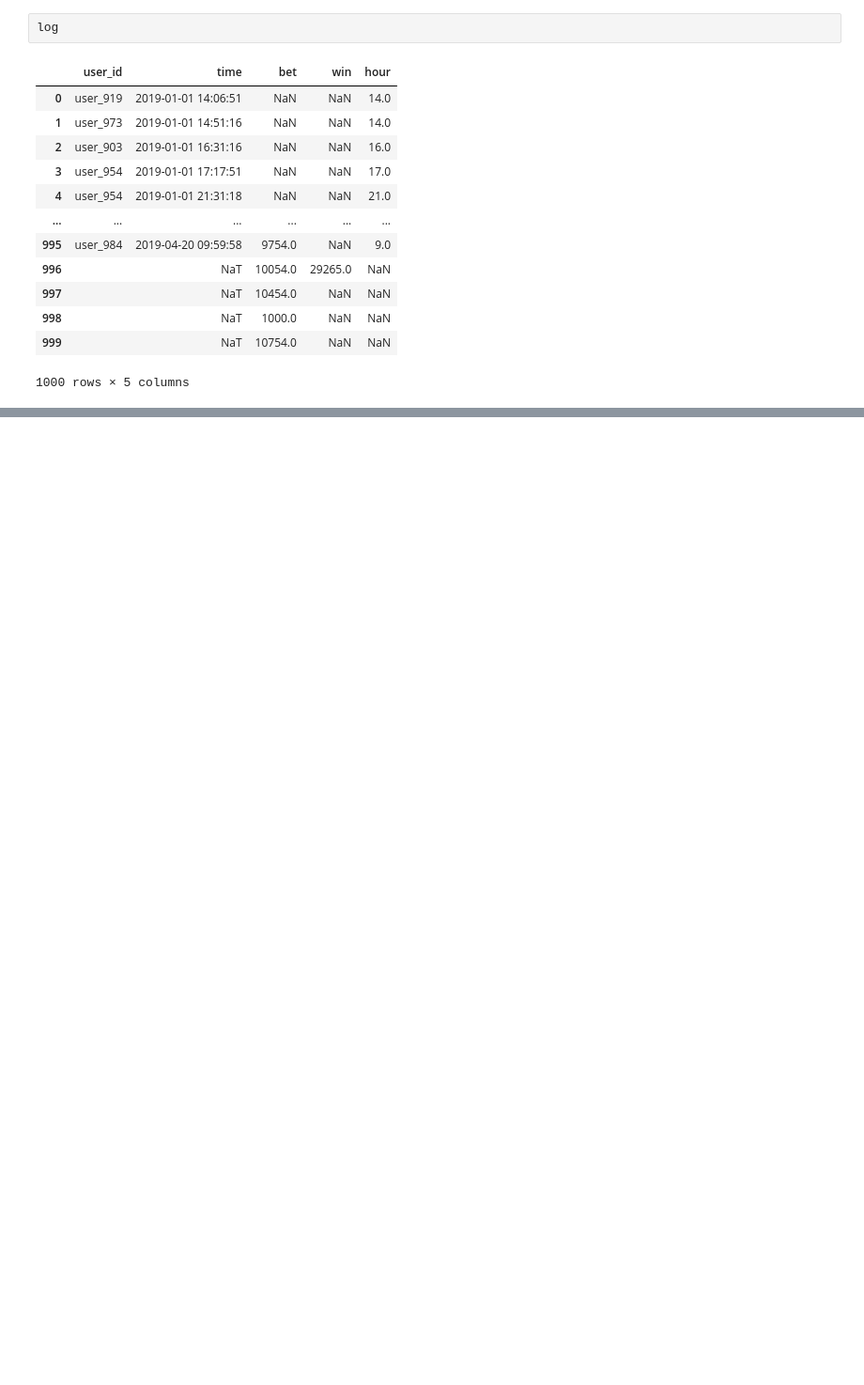
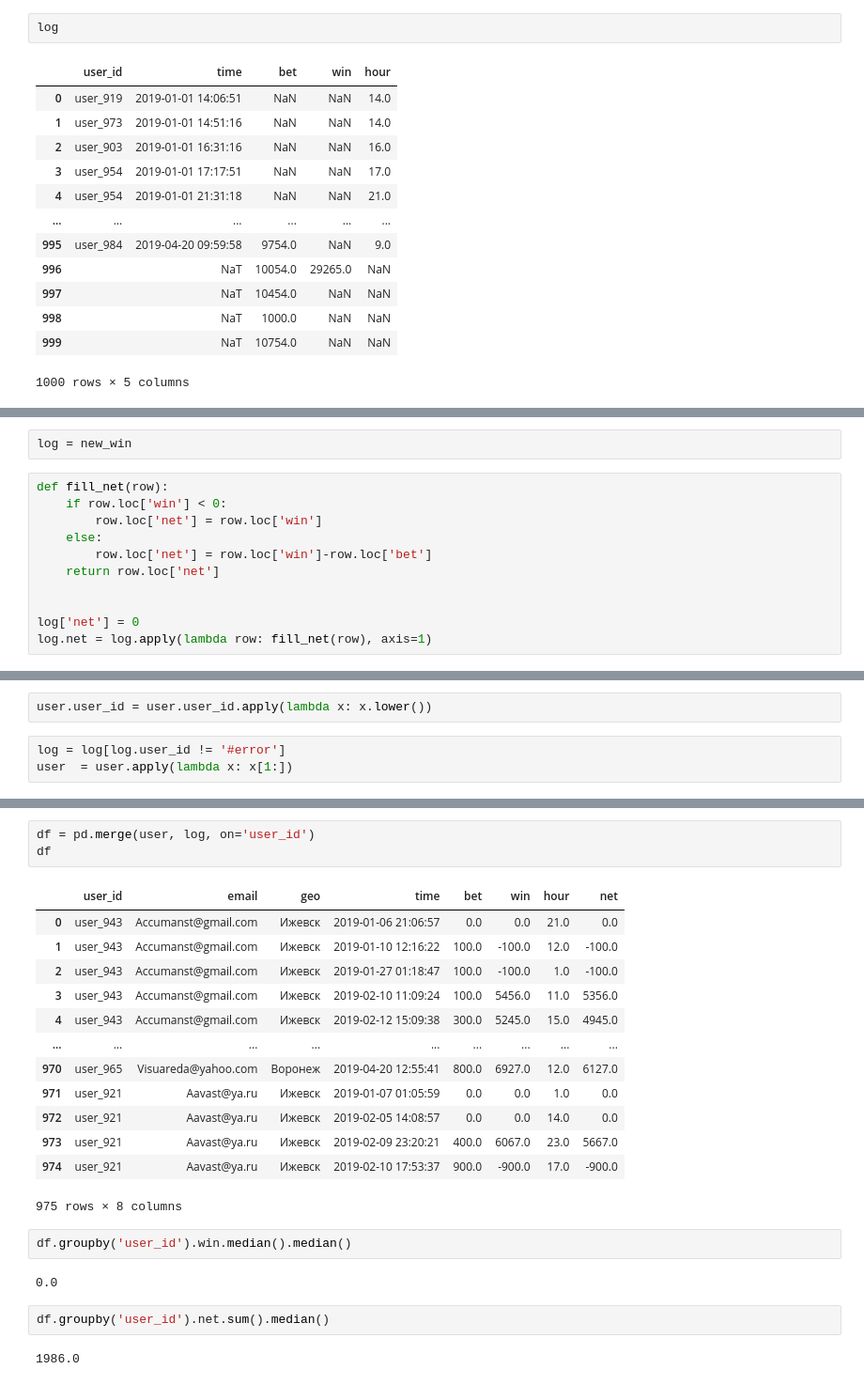
Before and after one commit to L1chik/SkillFactory, a Jupyter notebook: module_3/Python_12.ipynb, the cells around one changed output, grey strips where cells are left out. Shown at 94% size. Drawn from its saved outputs; the diff is of its cells as text; blank space fills up the shorter version.

```diff
--- a/module_3/Python_12.ipynb
+++ b/module_3/Python_12.ipynb
@@ -205,0 +217,13 @@ log
+# %%
+log = new_win
+# %%
+def fill_net(row):
+    if row.loc['win'] < 0:
+        row.loc['net'] = row.loc['win']
+    else:
+        row.loc['net'] = row.loc['win']-row.loc['bet']
+    return row.loc['net']
+
+
+log['net'] = 0
+log.net = log.apply(lambda row: fill_net(row), axis=1)
@@ -205,0 +261,5 @@ log
+# %%
+user.user_id = user.user_id.apply(lambda x: x.lower())
+# %%
+log = log[log.user_id != '#error']
+user  = user.apply(lambda x: x[1:])
@@ -205,0 +282,25 @@ log
+# %%
+df = pd.merge(user, log, on='user_id')
+df
+# %% [output]
+|  | user_id | email | geo | time | bet | win | hour | net |
+| 0 | user_943 | Accumanst@gmail.com | Ижевск | 2019-01-06 21:06:57 | 0.0 | 0.0 | 21.0 | 0.0 |
+| 1 | user_943 | Accumanst@gmail.com | Ижевск | 2019-01-10 12:16:22 | 100.0 | -100.0 | 12.0 | -100.0 |
+| 2 | user_943 | Accumanst@gmail.com | Ижевск | 2019-01-27 01:18:47 | 100.0 | -100.0 | 1.0 | -100.0 |
+| 3 | user_943 | Accumanst@gmail.com | Ижевск | 2019-02-10 11:09:24 | 100.0 | 5456.0 | 11.0 | 5356.0 |
+| 4 | user_943 | Accumanst@gmail.com | Ижевск | 2019-02-12 15:09:38 | 300.0 | 5245.0 | 15.0 | 4945.0 |
+| ... | ... | ... | ... | ... | ... | ... | ... | ... |
+| 970 | user_965 | Visuareda@yahoo.com | Воронеж | 2019-04-20 12:55:41 | 800.0 | 6927.0 | 12.0 | 6127.0 |
+| 971 | user_921 | Aavast@ya.ru | Ижевск | 2019-01-07 01:05:59 | 0.0 | 0.0 | 1.0 | 0.0 |
+| 972 | user_921 | Aavast@ya.ru | Ижевск | 2019-02-05 14:08:57 | 0.0 | 0.0 | 14.0 | 0.0 |
+| 973 | user_921 | Aavast@ya.ru | Ижевск | 2019-02-09 23:20:21 | 400.0 | 6067.0 | 23.0 | 5667.0 |
+| 974 | user_921 | Aavast@ya.ru | Ижевск | 2019-02-10 17:53:37 | 900.0 | -900.0 | 17.0 | -900.0 |
+975 rows × 8 columns
+# %%
+df.groupby('user_id').win.median().median()
+# %% [output]
+0.0
+# %%
+df.groupby('user_id').net.sum().median()
+# %% [output]
+1986.0
```
Also changed, not shown: parts of 27 cells of this notebook.
